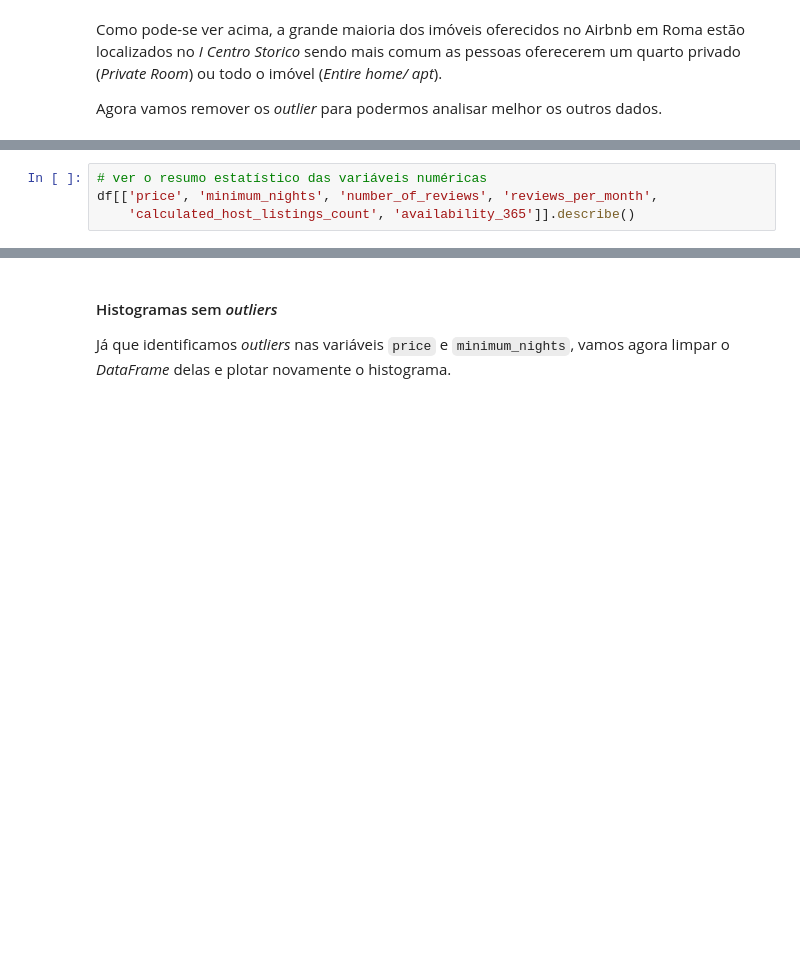
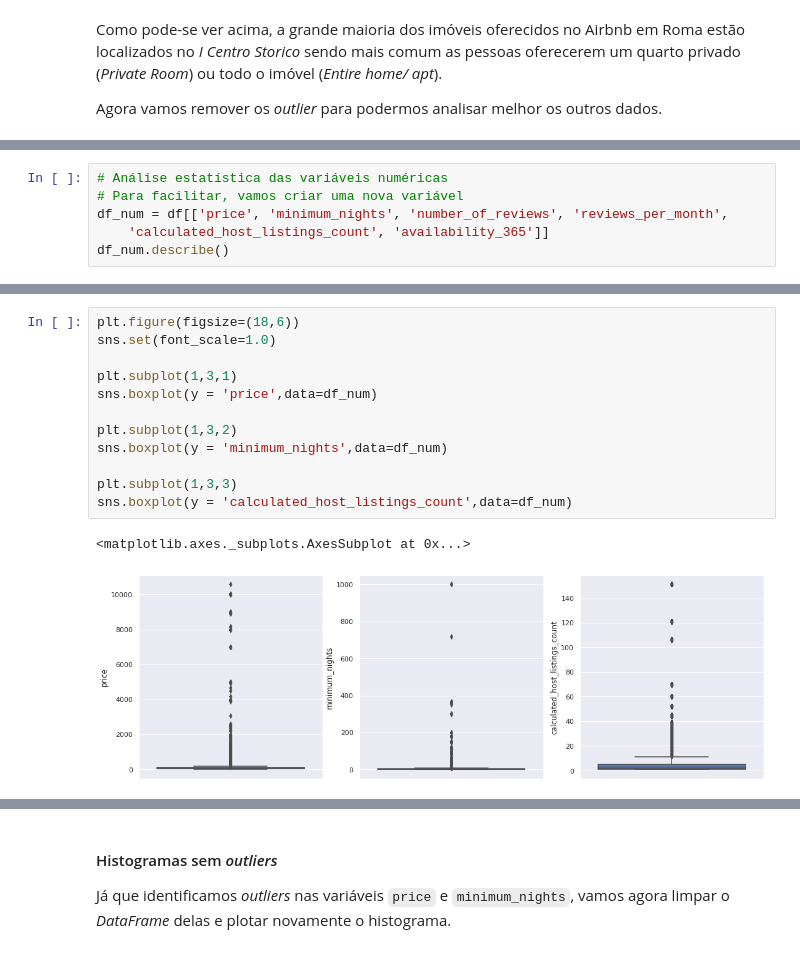
Before and after one commit to thiagolopes97/Portifolio_Projetos, a Jupyter notebook: Analisando_os_Dados_do_Airbnb_(Roma,_Itália).ipynb, the cells around one changed output, grey strips where cells are left out. Cells and saved outputs as stored; diff of their text form; blank space fills up the shorter version.

```diff
--- a/Analisando_os_Dados_do_Airbnb_(Roma,_Itália).ipynb
+++ b/Analisando_os_Dados_do_Airbnb_(Roma,_Itália).ipynb
@@ -179,9 +207,11 @@ Os valores não seguem uma distruição, e distorcem toda a representação grá
 * Resumo estatístico por meio do método `describe()`
 * Plotar `boxplots` para a variável.
 # %%
-# ver o resumo estatístico das variáveis numéricas
-df[['price', 'minimum_nights', 'number_of_reviews', 'reviews_per_month',
-    'calculated_host_listings_count', 'availability_365']].describe()
+# Análise estatística das variáveis numéricas
+# Para facilitar, vamos criar uma nova variável
+df_num = df[['price', 'minimum_nights', 'number_of_reviews', 'reviews_per_month',
+    'calculated_host_listings_count', 'availability_365']]
+df_num.describe()
 # %% [output]
 |  | price | minimum_nights | number_of_reviews | reviews_per_month | calculated_host_listings_count | availability_365 |
 | count | 28151.000000 | 28151.000000 | 28151.000000 | 21769.000000 | 28151.000000 | 28151.000000 |
@@ -201,0 +231,15 @@ Olhando o resumo estatístico acima, podemos confirmar algumas hipóteses como:
+# %%
+plt.figure(figsize=(18,6))
+sns.set(font_scale=1.0)
+
+plt.subplot(1,3,1)
+sns.boxplot(y = 'price',data=df_num)
+
+plt.subplot(1,3,2)
+sns.boxplot(y = 'minimum_nights',data=df_num)
+
+plt.subplot(1,3,3)
+sns.boxplot(y = 'calculated_host_listings_count',data=df_num)
+# %% [output]
+<matplotlib.axes._subplots.AxesSubplot at 0x...>
+[figure, added]
```
Also changed, not shown: parts of 22 cells of this notebook.
